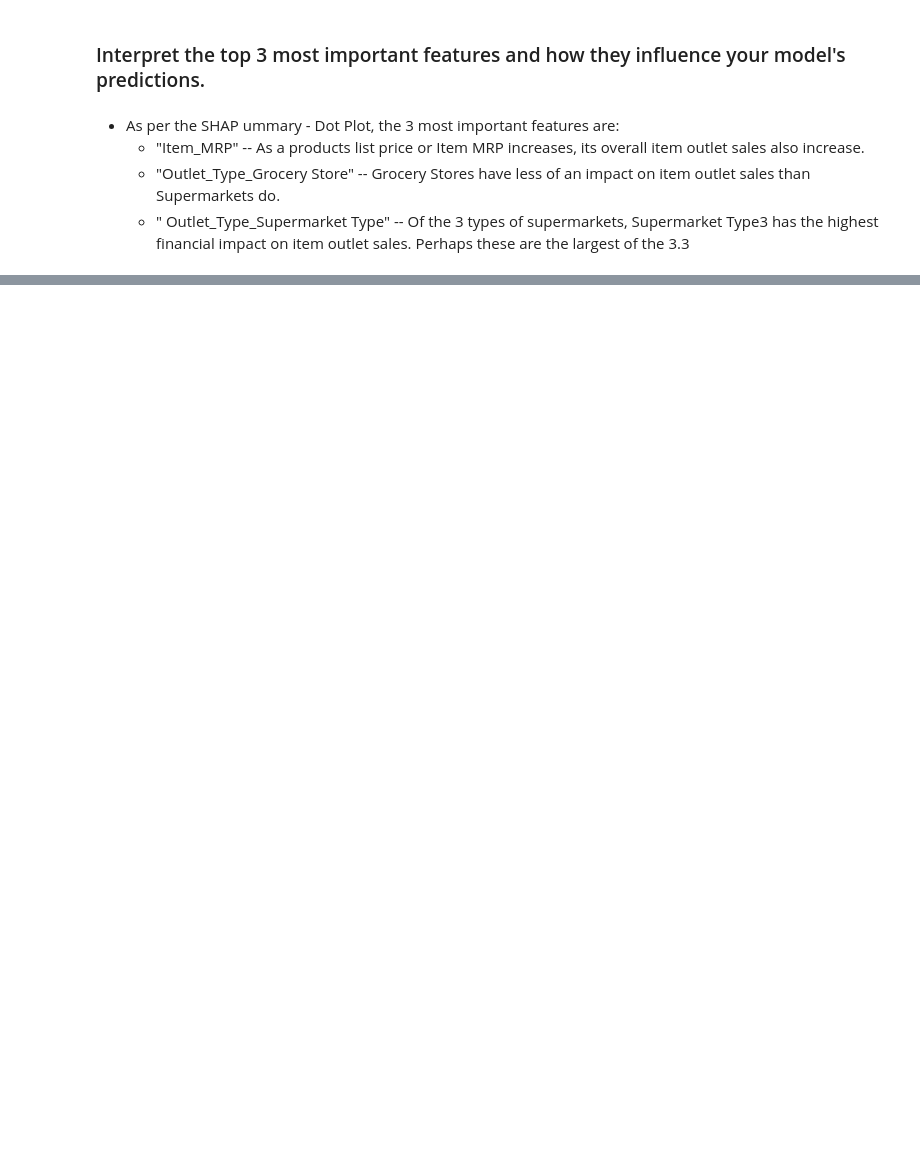
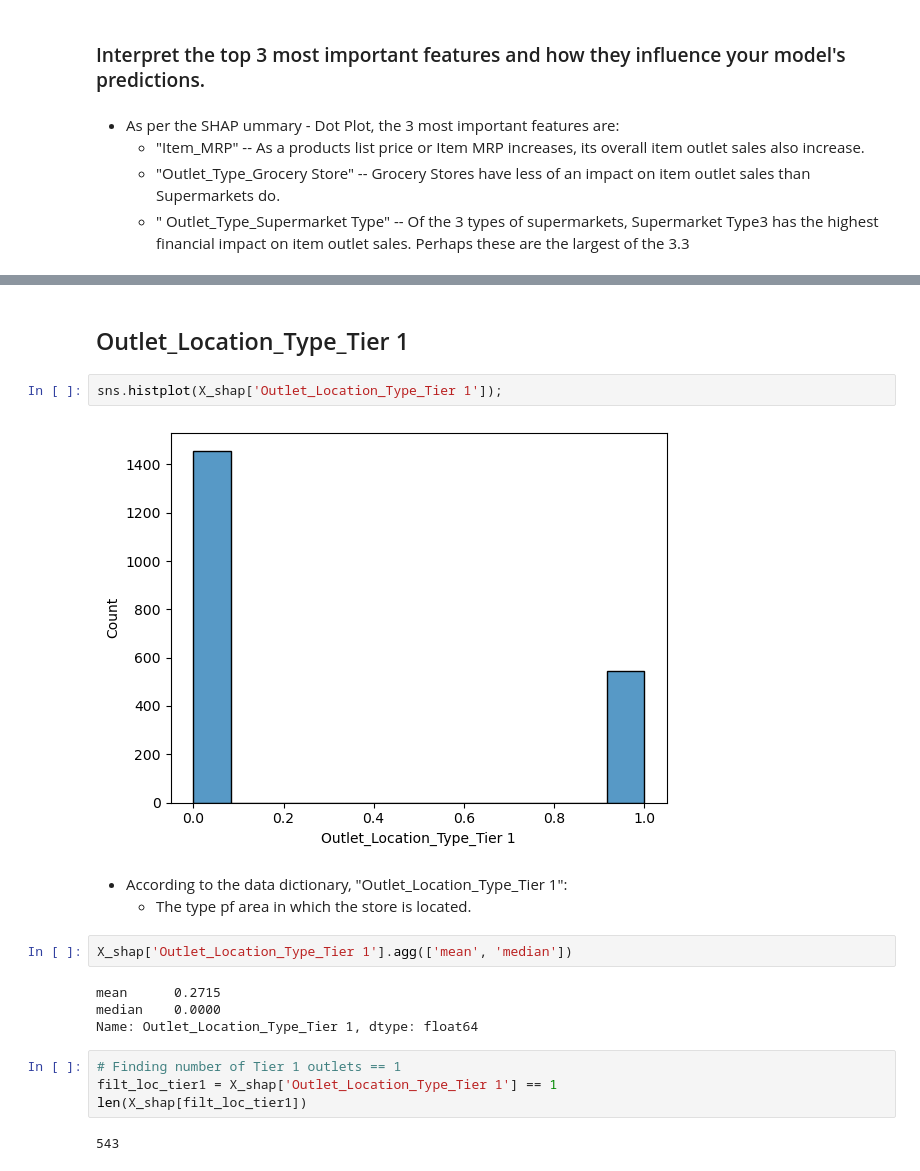
Before and after one commit to A-Kutscher/Prediction-of-Product-Sales, a Jupyter notebook: Explaining Models with Shap.ipynb, the cells around one changed output, grey strips where cells are left out. Drawn from its saved outputs; the diff is of its cells as text; blank space fills up the shorter version.

```diff
--- a/Explaining Models with Shap.ipynb
+++ b/Explaining Models with Shap.ipynb
@@ -137,0 +206,21 @@ Outlet_Type_Supermarket Type" -- Of the 3 types of supermarkets, Supermarket Typ
+# %% [markdown]
+## Outlet_Location_Type_Tier 1
+# %%
+sns.histplot(X_shap['Outlet_Location_Type_Tier 1']);
+# %% [output]
+[figure, added]
+# %% [markdown]
+- According to the data dictionary, "Outlet_Location_Type_Tier 1":
+    - The type pf area in which the store is located.
+# %%
+X_shap['Outlet_Location_Type_Tier 1'].agg(['mean', 'median'])
+# %% [output]
+mean      0.2715
+median    0.0000
+Name: Outlet_Location_Type_Tier 1, dtype: float64
+# %%
+# Finding number of Tier 1 outlets == 1
+filt_loc_tier1 = X_shap['Outlet_Location_Type_Tier 1'] == 1
+len(X_shap[filt_loc_tier1])
+# %% [output]
+543
```
Also changed, not shown: parts of 23 cells of this notebook, 6 other files.
